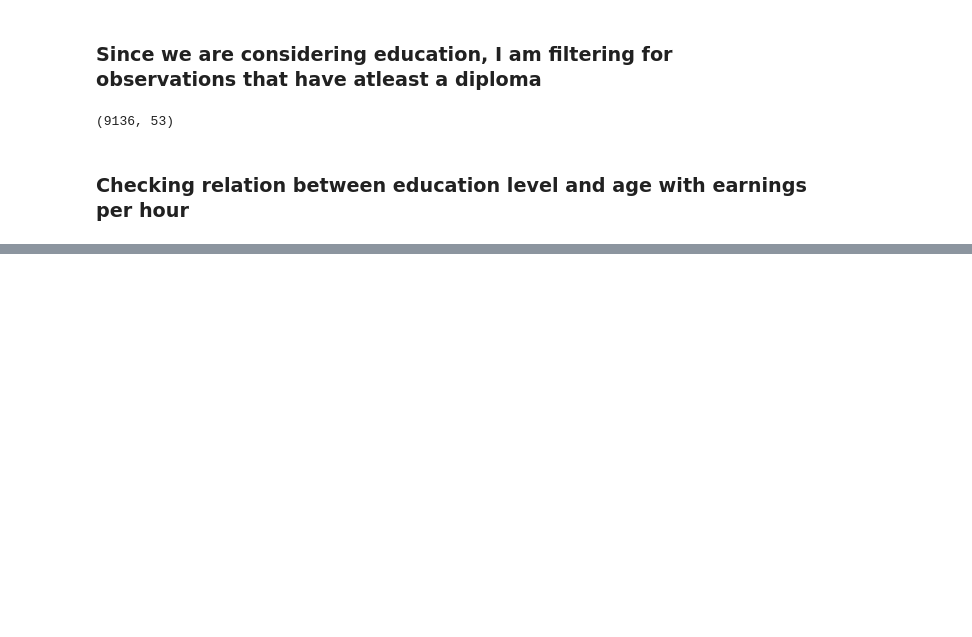
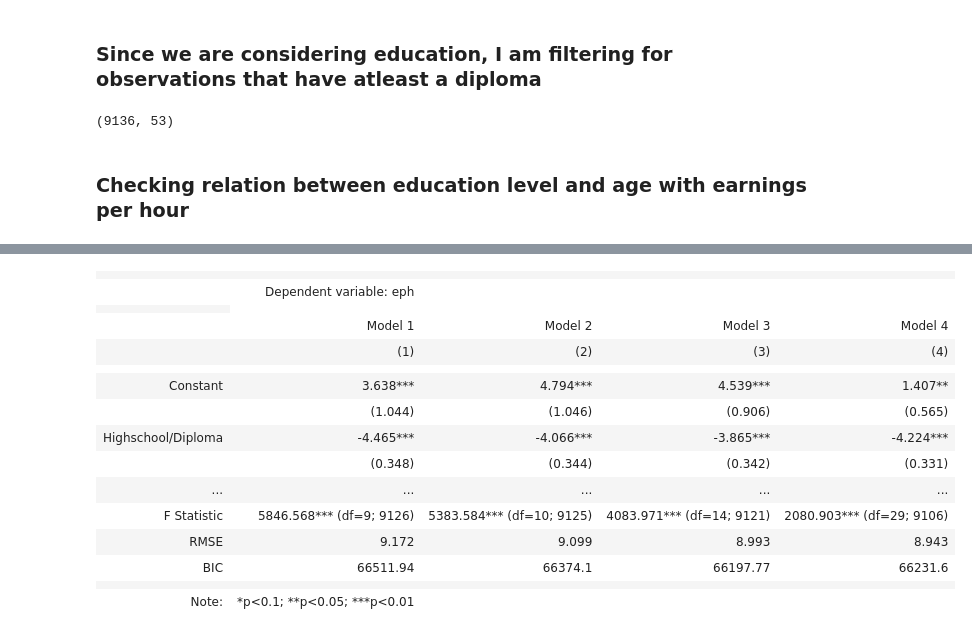
Before and after one commit to arbash-malik/DA3, a Jupyter notebook: Assignment Code.ipynb, the cells around one changed output, grey strips where cells are left out. Saved outputs shown, nothing was run; the diff lists cells and outputs as text; code cells hidden in the pictures; blank space fills up the shorter version.

Commit message:
Added Models (with stargazer, rmse, bic)
with cross validation

```diff
--- a/Assignment Code.ipynb
+++ b/Assignment Code.ipynb
@@ -487,0 +545,47 @@ df.drop(columns=columns_, axis=1, inplace=True)
+# %%
+sg = Stargazer([reg1, reg2, reg3, reg4])
+
+sg.custom_columns(["Model 1","Model 2", "Model 3", "Model 4"], [1, 1, 1,1])
+
+sg.covariate_order(["Intercept","HS_GED","college_unfin","AD_V", "AD_AP", "BD", "MD", "PD", "PhD","age","agesq","female",
+                           "married","separated","never_married", "ownchild", "is_union_member","emp_work","emp_absent",
+                           "gov_fed_empl", "gov_local_empl" , "gov_state_empl","priv_prof_empl","priv_nonprof_empl",
+                           "white_person","non_white_person","us_native", "us_native_parents","us_native_terr","foreign_us","foreign_nonus",
+                           "female:age","female:ownchild","female:is_union_member","age:foreign_us","age:foreign_nonus"])
+
+sg.rename_covariates({"Intercept":"Constant","HS_GED":"Highschool/Diploma","college_unfin":"College Unfinished",
+                      "AD_V":"Assc.Degree (Vocational)","AD_AP":"Assc.Degree(Academic Program)","BD":"Bachelors Degree",
+                      "MD":"Masters Degree", "PD":"Professional Degree","PhD":"Doctoral Degree","age":"Age",
+                      "agesq":"Age Squared","female":"Female","married":"Married","separated":"Separated",
+                      "never_married":"Never Married","ownchild":"Has Children","is_union_member":"Union Membership",
+                      "emp_work":"Employed-At Work","emp_absent":"Employed-Absent","gov_fed_empl":"Government-Federal",
+                      "gov_local_empl":"Government-Local","gov_state_empl":"Government-State",
+                      "priv_prof_empl":"Private-For Profit","priv_nonprof_empl":"Private-Non Profit",
+                      "white_person":"White Person","non_white_person":"Colored Person","us_native":"US Native-Born in US",
+                      "us_native_parents":"US Native-Parents","us_native_terr":"US Native-Territory Birth",
+                      "foreign_us" :"US Foreign- Naturalization","foreign_nonus":"US Foreign-Non Citizen"})
+# %%
+rmse_values = [round(rmse(x.fittedvalues,df.eph),3) for x in [reg1,reg2,reg3,reg4]]
+bic = [round(x.bic,2) for x in [reg1,reg2,reg3,reg4]]
+
+sg.add_line('RMSE',rmse_values, location = stargazer.LineLocation.FOOTER_BOTTOM)
+sg.add_line('BIC',bic, location = stargazer.LineLocation.FOOTER_BOTTOM)
+# %%
+sg
+# %% [output]
+|  |  |  |  |  |
+|  | Dependent variable: eph |  |  |  |
+|  |
+|  | Model 1 | Model 2 | Model 3 | Model 4 |
+|  | (1) | (2) | (3) | (4) |
+|  |  |  |  |  |
+| Constant | 3.638*** | 4.794*** | 4.539*** | 1.407** |
+|  | (1.044) | (1.046) | (0.906) | (0.565) |
+| Highschool/Diploma | -4.465*** | -4.066*** | -3.865*** | -4.224*** |
+|  | (0.348) | (0.344) | (0.342) | (0.331) |
+| ... | ... | ... | ... | ... |
+| F Statistic | 5846.568*** (df=9; 9126) | 5383.584*** (df=10; 9125) | 4083.971*** (df=14; 9121) | 2080.903*** (df=29; 9106) |
+| RMSE | 9.172 | 9.099 | 8.993 | 8.943 |
+| BIC | 66511.94 | 66374.1 | 66197.77 | 66231.6 |
+|  |  |  |  |  |
+| Note: | *p<0.1; **p<0.05; ***p<0.01 |  |  |  |
```
Also changed, not shown: parts of 13 cells of this notebook.
